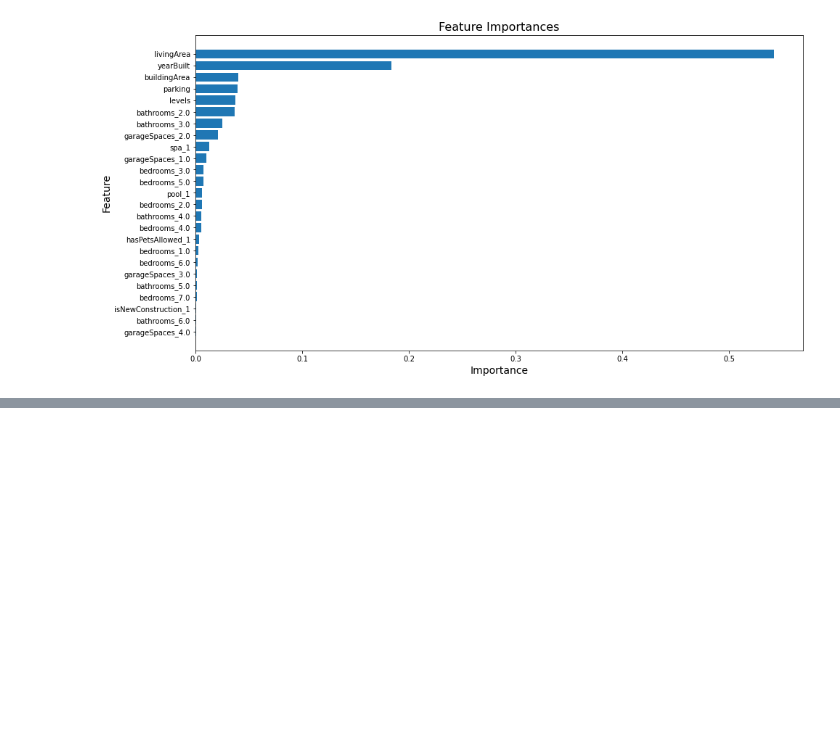
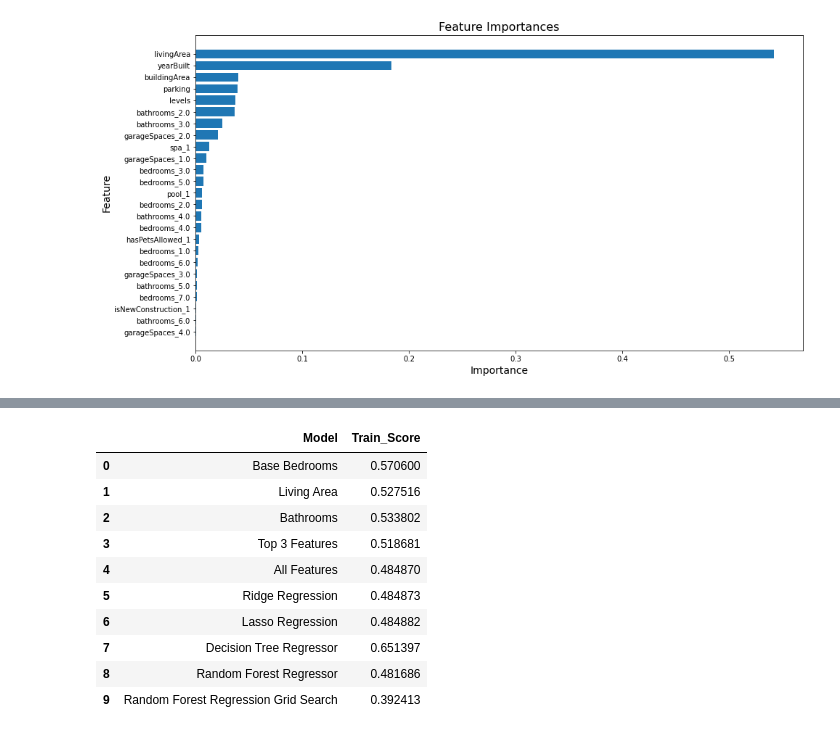
Before and after one commit to erin-vu/real_estate, a Jupyter notebook: Real Estate Analysis.ipynb, the cells around one changed output, grey strips where cells are left out. Cells and saved outputs as stored; diff of their text form; code cells hidden in the pictures; blank space fills up the shorter version.

Commit message:
formatted scores

```diff
--- a/Real Estate Analysis.ipynb
+++ b/Real Estate Analysis.ipynb
@@ -1493,3 +1493,11 @@ ax.set_ylabel('Feature', fontsize=14)
 ax.set_xlabel('Importance', fontsize=14);
 # %% [output]
 [figure]
+# %%
+# converting the MSE scores to RMSE
+def f(x):
+    return np.sqrt(-x)
+
+rmse = {k: f(v) for k, v in scores.items()}
+
+rmse
@@ -1495,0 +1515,16 @@ ax.set_xlabel('Importance', fontsize=14);
+# %%
+# Converting train RMSE dictionary to dataframe
+rmse_df = pd.DataFrame(list(rmse.items()), columns=['Model', 'Train_Score'])
+rmse_df
+# %% [output]
+|  | Model | Train_Score |
+| 0 | Base Bedrooms | 0.570600 |
+| 1 | Living Area | 0.527516 |
+| 2 | Bathrooms | 0.533802 |
+| 3 | Top 3 Features | 0.518681 |
+| 4 | All Features | 0.484870 |
+| 5 | Ridge Regression | 0.484873 |
+| 6 | Lasso Regression | 0.484882 |
+| 7 | Decision Tree Regressor | 0.651397 |
+| 8 | Random Forest Regressor | 0.481686 |
+| 9 | Random Forest Regression Grid Search | 0.392413 |
```
Also changed, not shown: parts of 3 cells of this notebook.
